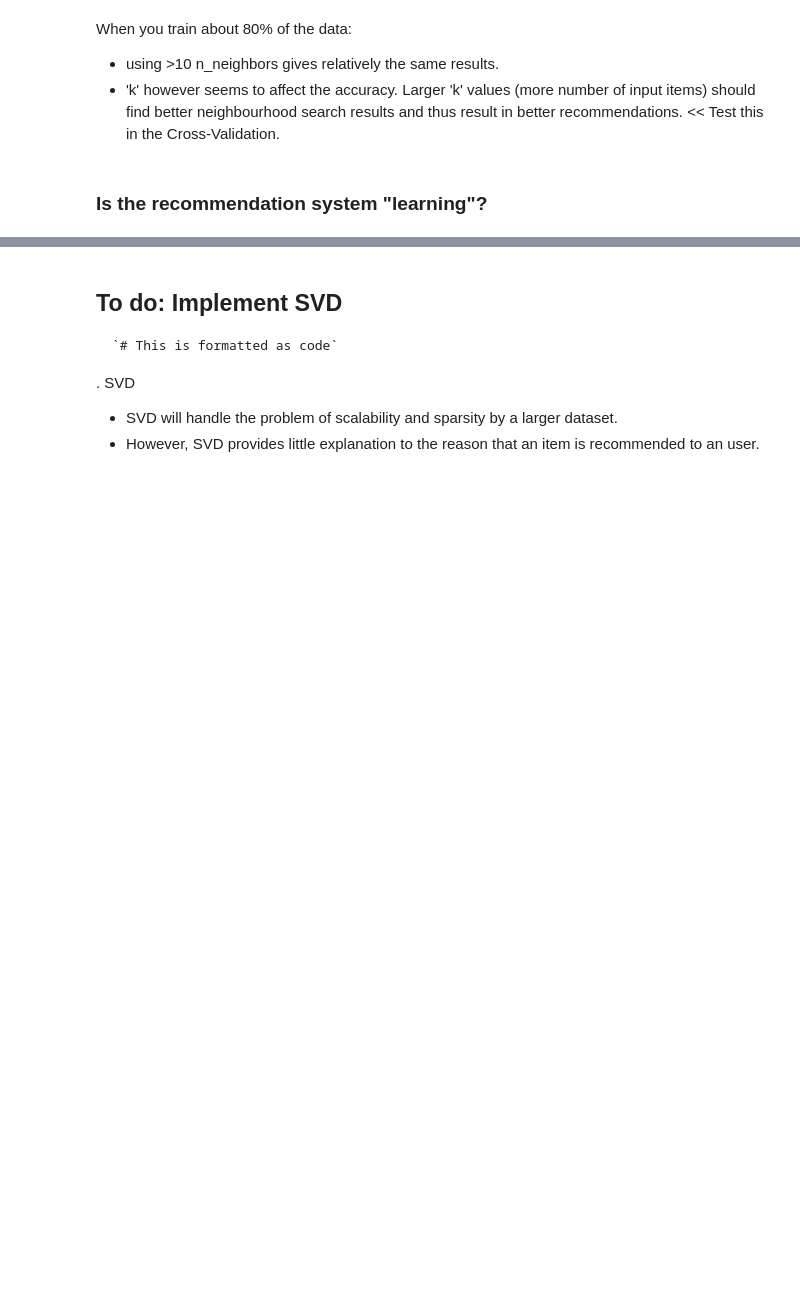
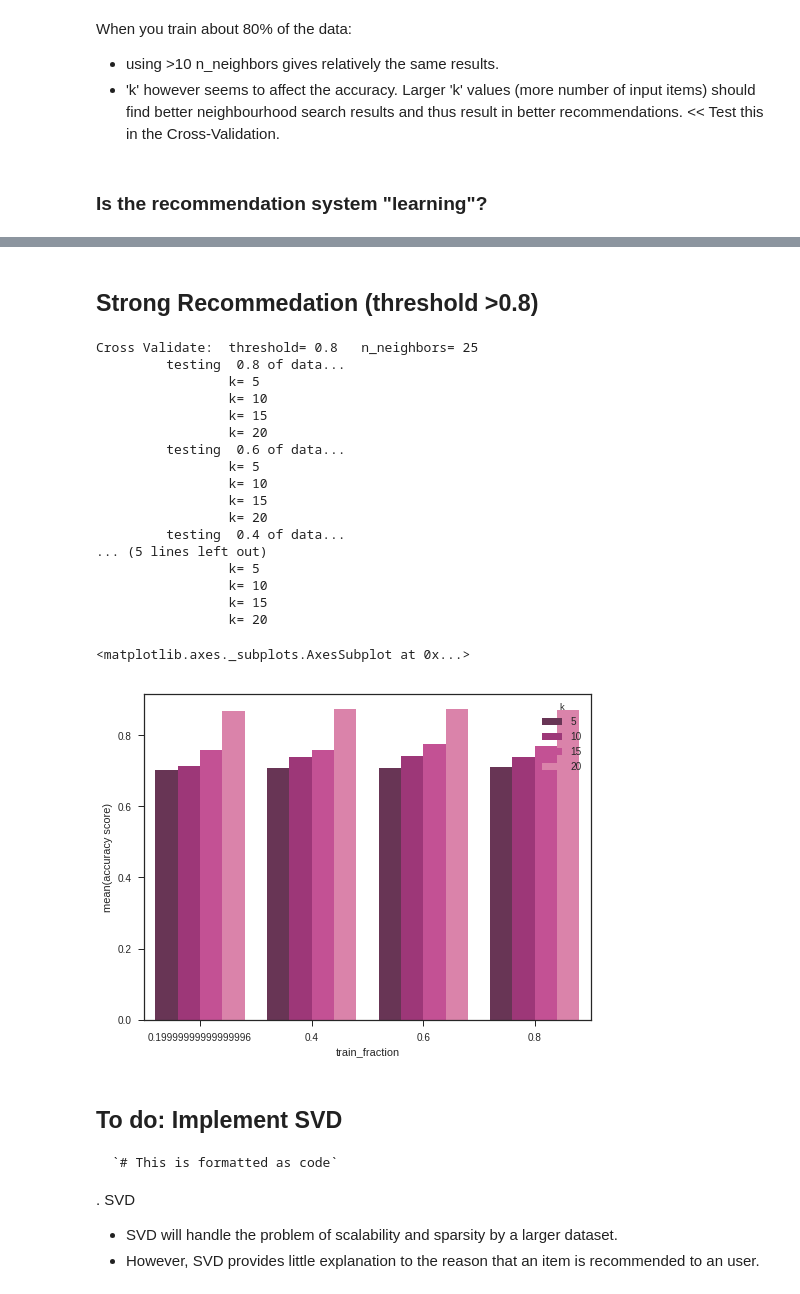
Before and after one commit to juggernautTress/Edelweiss, a Jupyter notebook: Analysis.ipynb, the cells around one changed output, grey strips where cells are left out. Drawn from its saved outputs; the diff is of its cells as text; code cells hidden in the pictures; blank space fills up the shorter version.

```diff
--- a/Analysis.ipynb
+++ b/Analysis.ipynb
@@ -472,3 +440,30 @@ sns.barplot(x="train_fraction",y="accuracy score", hue="k",\
+# %% [markdown]
+## Strong Recommedation (threshold >0.8)
+# %%
+CV, res = CV_parm(threshold=0.8,n_neighbors=25)
+plt.figure(figsize=(8,6))
+sns.barplot(x="train_fraction", y="accuracy score", hue="k",\
+                  data=res, palette="RdPu_d")
+# %% [output]
+Cross Validate:  threshold= 0.8   n_neighbors= 25
+         testing  0.8 of data...
+                 k= 5
+                 k= 10
+                 k= 15
+                 k= 20
+         testing  0.6 of data...
+                 k= 5
+                 k= 10
+                 k= 15
+                 k= 20
+         testing  0.4 of data...
+... (5 lines left out)
+                 k= 5
+                 k= 10
+                 k= 15
+                 k= 20
+<matplotlib.axes._subplots.AxesSubplot at 0x...>
+[figure, added]
 # %% [markdown]
 ## To do: Implement SVD
 
```
Also changed, not shown: parts of 17 cells of this notebook.
